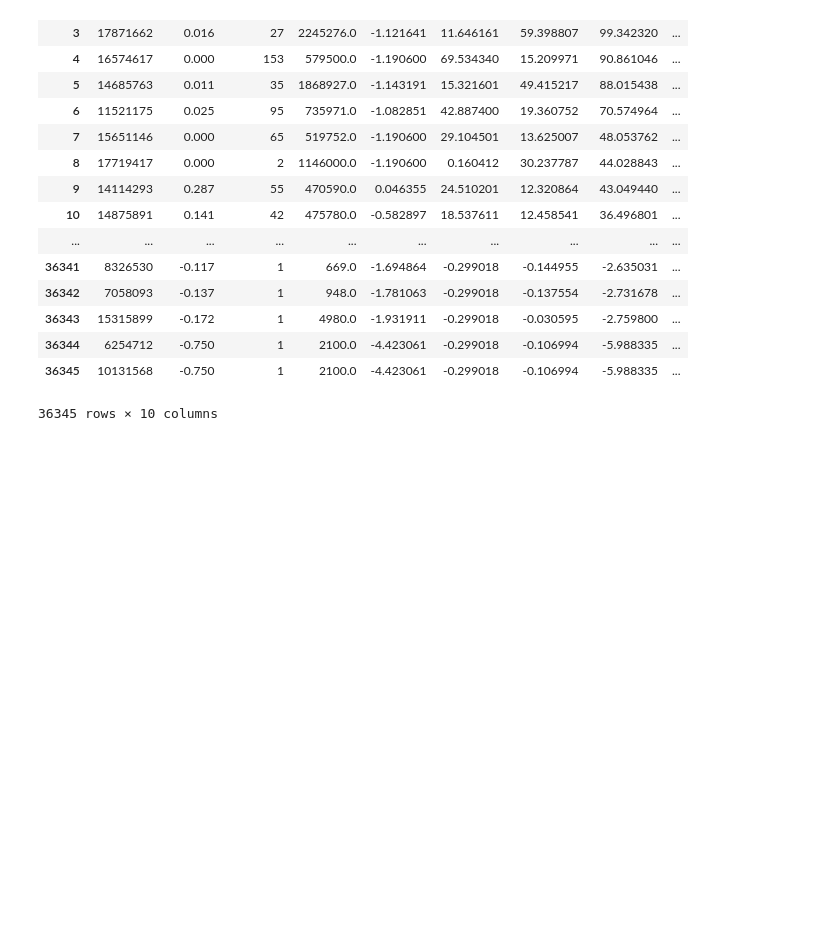
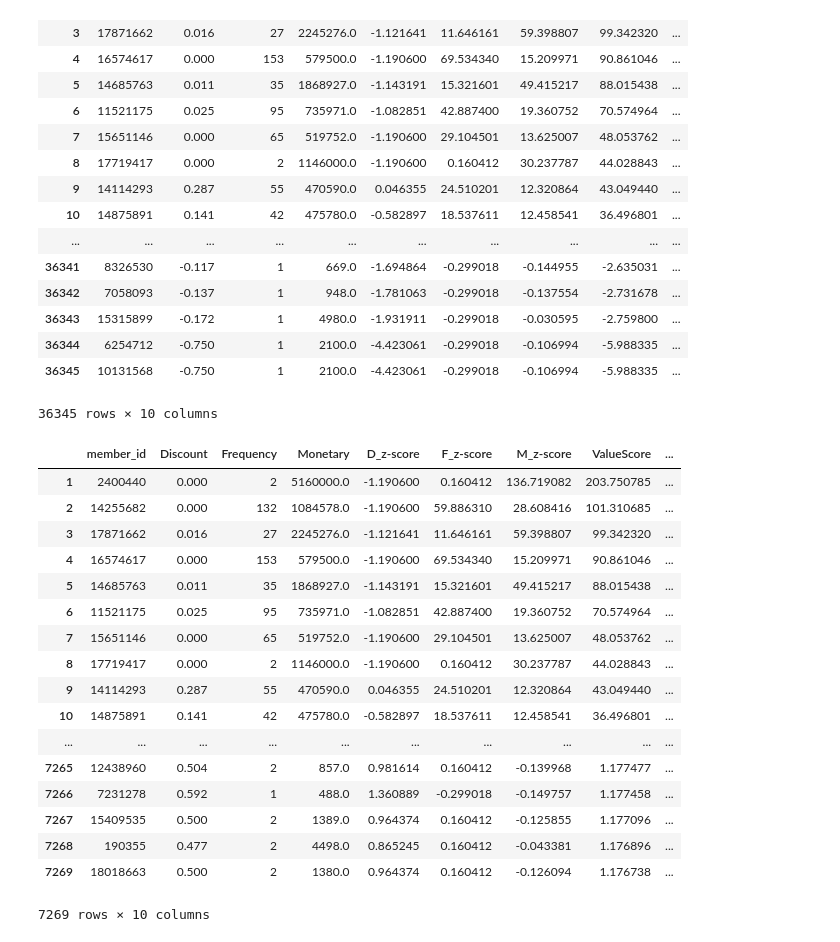
Before and after one commit to Ken0327/DataInnovation, a Jupyter notebook: DFM_Model-z_score_pchome.ipynb, the cells around one changed output. Saved outputs shown, nothing was run; the diff lists cells and outputs as text; code cells hidden in the pictures; blank space fills up the shorter version.

```diff
--- a/DFM_Model-z_score_pchome.ipynb
+++ b/DFM_Model-z_score_pchome.ipynb
@@ -254,3 +254,28 @@ result
 | 36344 | 6254712 | -0.750 | 1 | 2100.0 | -4.423061 | -0.299018 | -0.106994 | -5.988335 | ... |
 | 36345 | 10131568 | -0.750 | 1 | 2100.0 | -4.423061 | -0.299018 | -0.106994 | -5.988335 | ... |
 36345 rows × 10 columns
+# %%
+# Filter top 20% valuable customer
+
+valuableCustomer = result[result.VS_Level != 'Potential Customer']
+
+valuableCustomer
+# %% [output]
+|  | member_id | Discount | Frequency | Monetary | D_z-score | F_z-score | M_z-score | ValueScore | ... |
+| 1 | 2400440 | 0.000 | 2 | 5160000.0 | -1.190600 | 0.160412 | 136.719082 | 203.750785 | ... |
+| 2 | 14255682 | 0.000 | 132 | 1084578.0 | -1.190600 | 59.886310 | 28.608416 | 101.310685 | ... |
+| 3 | 17871662 | 0.016 | 27 | 2245276.0 | -1.121641 | 11.646161 | 59.398807 | 99.342320 | ... |
+| 4 | 16574617 | 0.000 | 153 | 579500.0 | -1.190600 | 69.534340 | 15.209971 | 90.861046 | ... |
+| 5 | 14685763 | 0.011 | 35 | 1868927.0 | -1.143191 | 15.321601 | 49.415217 | 88.015438 | ... |
+| 6 | 11521175 | 0.025 | 95 | 735971.0 | -1.082851 | 42.887400 | 19.360752 | 70.574964 | ... |
+| 7 | 15651146 | 0.000 | 65 | 519752.0 | -1.190600 | 29.104501 | 13.625007 | 48.053762 | ... |
+| 8 | 17719417 | 0.000 | 2 | 1146000.0 | -1.190600 | 0.160412 | 30.237787 | 44.028843 | ... |
+| 9 | 14114293 | 0.287 | 55 | 470590.0 | 0.046355 | 24.510201 | 12.320864 | 43.049440 | ... |
+| 10 | 14875891 | 0.141 | 42 | 475780.0 | -0.582897 | 18.537611 | 12.458541 | 36.496801 | ... |
+| ... | ... | ... | ... | ... | ... | ... | ... | ... | ... |
+| 7265 | 12438960 | 0.504 | 2 | 857.0 | 0.981614 | 0.160412 | -0.139968 | 1.177477 | ... |
+| 7266 | 7231278 | 0.592 | 1 | 488.0 | 1.360889 | -0.299018 | -0.149757 | 1.177458 | ... |
+| 7267 | 15409535 | 0.500 | 2 | 1389.0 | 0.964374 | 0.160412 | -0.125855 | 1.177096 | ... |
+| 7268 | 190355 | 0.477 | 2 | 4498.0 | 0.865245 | 0.160412 | -0.043381 | 1.176896 | ... |
+| 7269 | 18018663 | 0.500 | 2 | 1380.0 | 0.964374 | 0.160412 | -0.126094 | 1.176738 | ... |
+7269 rows × 10 columns
```
Also changed, not shown: parts of 6 cells of this notebook, 3 other files.
